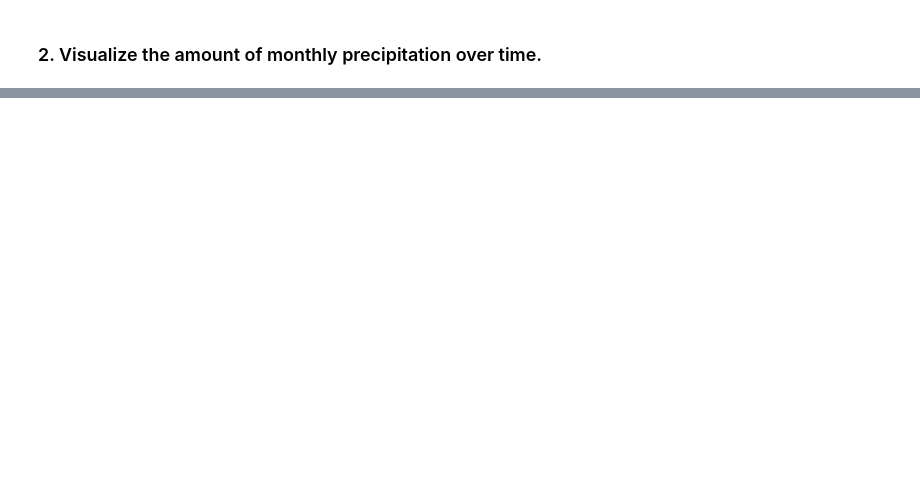
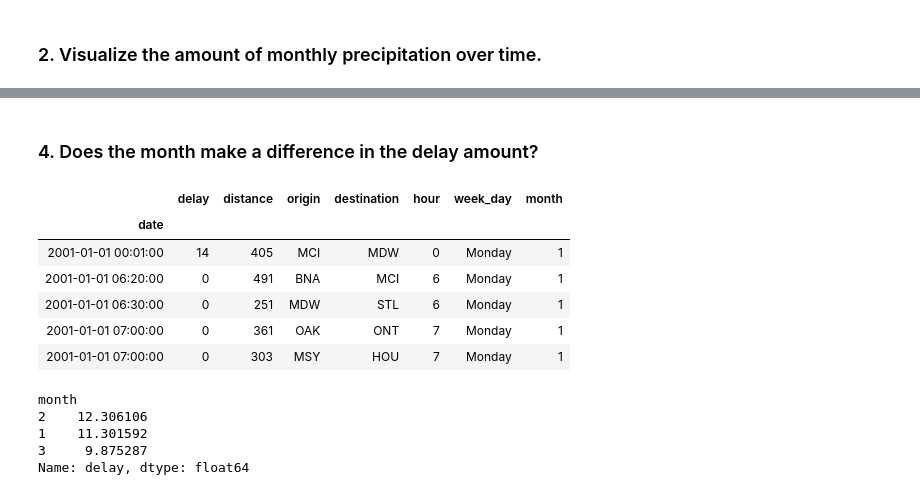
Before and after one commit to QuantumKane/time-series-exercises, a Jupyter notebook: ts_data_exercises.ipynb, the cells around one changed output, grey strips where cells are left out. Drawn from its saved outputs; the diff is of its cells as text; code cells hidden in the pictures; blank space fills up the shorter version.

```diff
--- a/ts_data_exercises.ipynb
+++ b/ts_data_exercises.ipynb
@@ -179,0 +331,4 @@ sea_df.resample('M')[['precipitation']].sum().sort_values('precipitation', ascen
+# %%
+# Make date the index
+
+f_df = f_df.set_index('date').sort_index()
@@ -179,0 +347,6 @@ sea_df.resample('M')[['precipitation']].sum().sort_values('precipitation', ascen
+# %%
+# Convert negative delays to 0 using del_replace
+
+del_replace = f_df[f_df.delay < 0]
+f_df.loc[f_df.delay < 0, "delay"] = 0
+f_df.head()
@@ -179,0 +363,6 @@ sea_df.resample('M')[['precipitation']].sum().sort_values('precipitation', ascen
+# %%
+# Make a new column 'hour'
+
+f_df['hour'] = f_df.index.hour
+
+f_df.head()
@@ -179,0 +391,5 @@ sea_df.resample('M')[['precipitation']].sum().sort_values('precipitation', ascen
+# %%
+# Make a new column 'week_day'
+
+f_df['week_day'] = f_df.index.day_name()
+f_df.head()
@@ -179,0 +416,26 @@ sea_df.resample('M')[['precipitation']].sum().sort_values('precipitation', ascen
+# %% [markdown]
+### 4. Does the month make a difference in the delay amount?
+# %%
+# Create a new column 'month'
+
+
+f_df['month'] = f_df.index.month
+f_df.head()
+# %% [output]
+|  | delay | distance | origin | destination | hour | week_day | month |
+| date |  |  |  |  |  |  |  |
+| 2001-01-01 00:01:00 | 14 | 405 | MCI | MDW | 0 | Monday | 1 |
+| 2001-01-01 06:20:00 | 0 | 491 | BNA | MCI | 6 | Monday | 1 |
+| 2001-01-01 06:30:00 | 0 | 251 | MDW | STL | 6 | Monday | 1 |
+| 2001-01-01 07:00:00 | 0 | 361 | OAK | ONT | 7 | Monday | 1 |
+| 2001-01-01 07:00:00 | 0 | 303 | MSY | HOU | 7 | Monday | 1 |
+# %%
+# Groupby month and sort by delay
+
+f_df.groupby('month').delay.mean().sort_values(ascending=False).head()
+# %% [output]
+month
+2    12.306106
+1    11.301592
+3     9.875287
+Name: delay, dtype: float64
```
Also changed, not shown: parts of 33 cells of this notebook.
